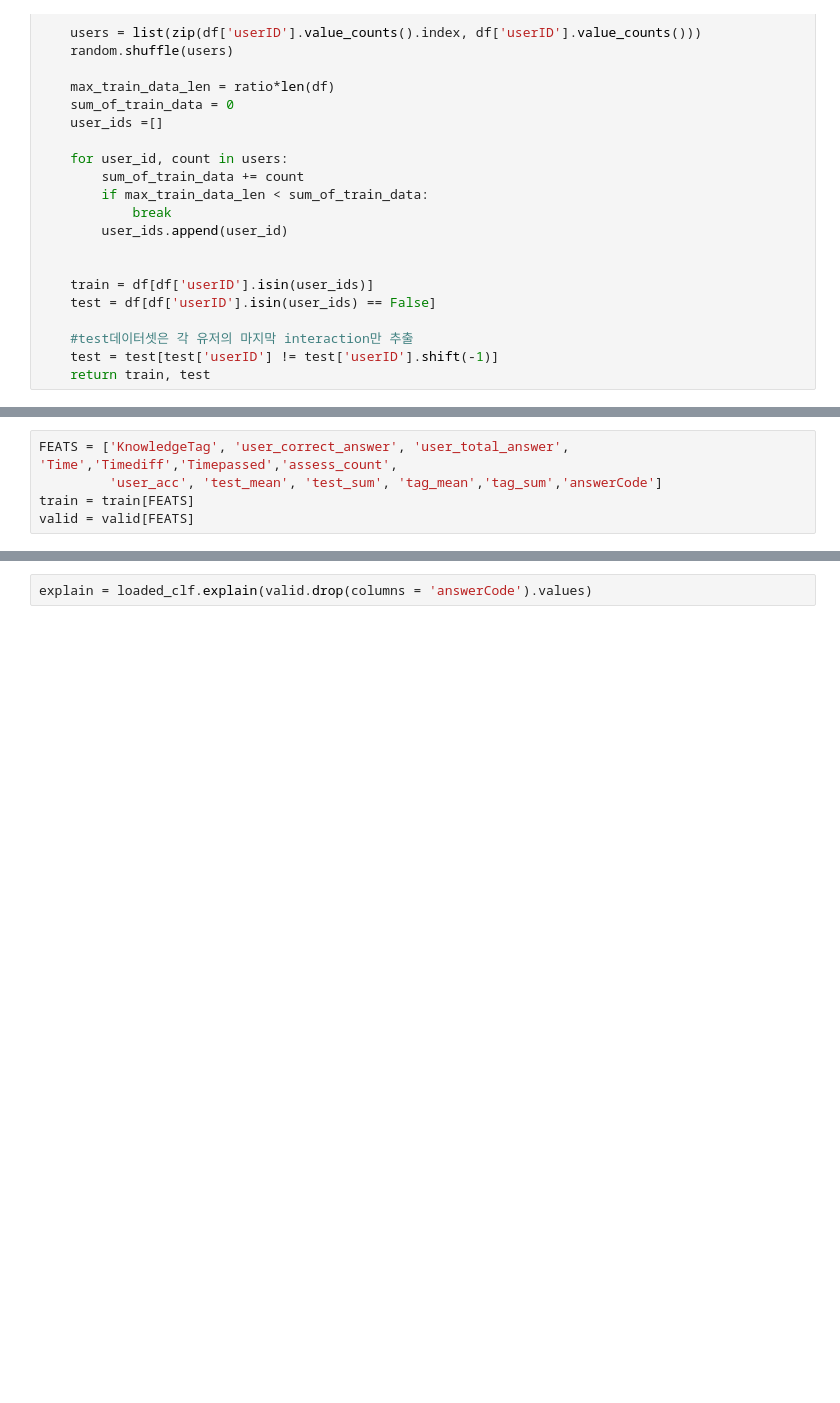
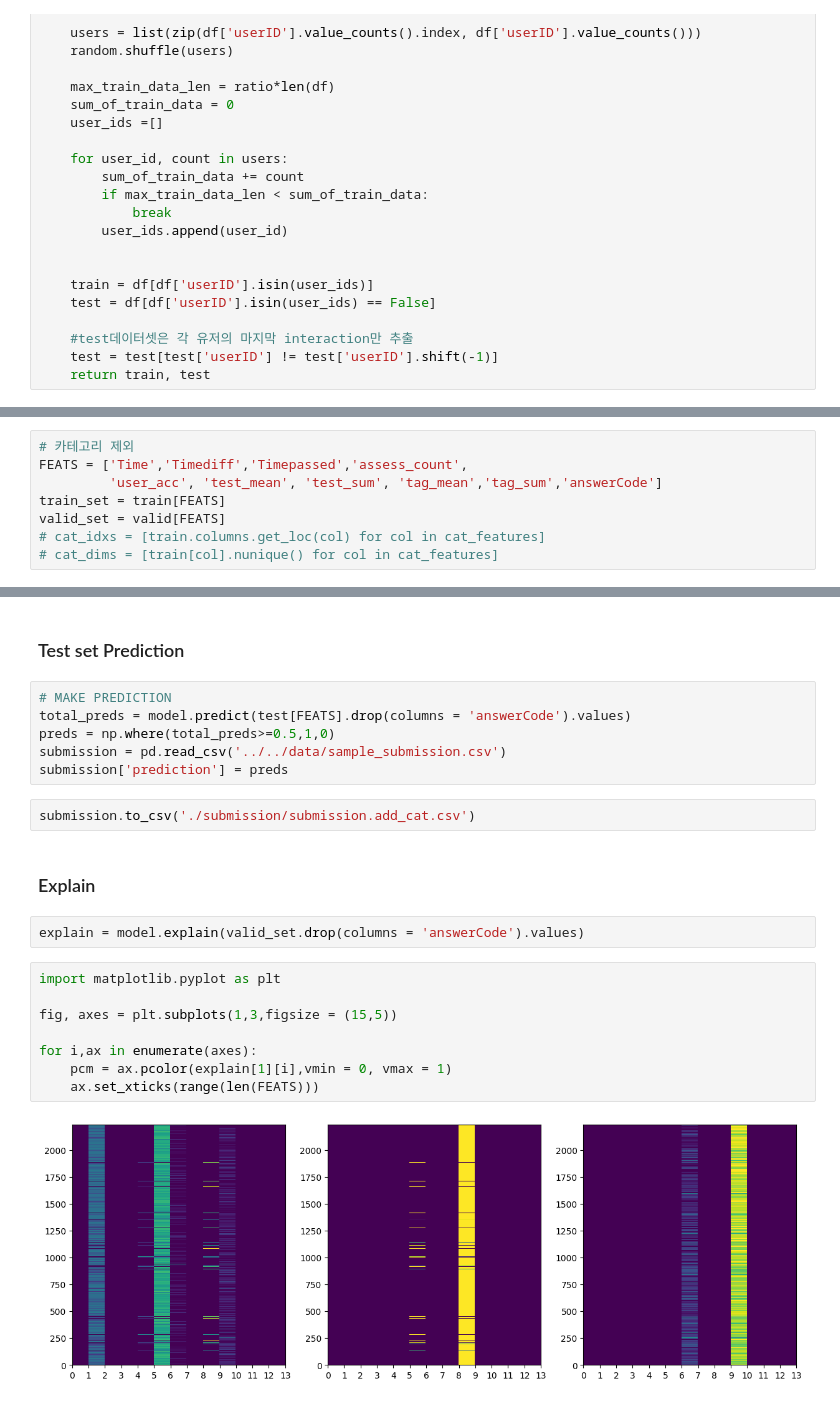
Before and after one commit to boostcampaitech4lv23recsys2/level2_dkt_recsys-level2-recsys-08, a Jupyter notebook: TABNET/tabnet.ipynb, the cells around one changed output, grey strips where cells are left out. Cells and saved outputs as stored; diff of their text form; blank space fills up the shorter version.

```diff
--- a/TABNET/tabnet.ipynb
+++ b/TABNET/tabnet.ipynb
@@ -101,5 +114,8 @@ Index(['userID', 'assessmentItemID', 'testId', 'answerCode', 'Timestamp',
 # %%
-FEATS = ['KnowledgeTag', 'user_correct_answer', 'user_total_answer', 'Time','Timediff','Timepassed','assess_count',
+# 카테고리 제외
+FEATS = ['Time','Timediff','Timepassed','assess_count',
          'user_acc', 'test_mean', 'test_sum', 'tag_mean','tag_sum','answerCode']
-train = train[FEATS]
-valid = valid[FEATS]
+train_set = train[FEATS]
+valid_set = valid[FEATS]
+# cat_idxs = [train.columns.get_loc(col) for col in cat_features]
+# cat_dims = [train[col].nunique() for col in cat_features]
@@ -159,2 +178,24 @@ Successfully saved model at ./saved/tabnet_model_test_1.zip
+# %% [markdown]
+### Test set Prediction
+# %%
+# MAKE PREDICTION
+total_preds = model.predict(test[FEATS].drop(columns = 'answerCode').values)
+preds = np.where(total_preds>=0.5,1,0)
+submission = pd.read_csv('../../data/sample_submission.csv')
+submission['prediction'] = preds
+# %%
+submission.to_csv('./submission/submission.add_cat.csv')
+# %% [markdown]
+### Explain
 # %%
-explain = loaded_clf.explain(valid.drop(columns = 'answerCode').values)
+explain = model.explain(valid_set.drop(columns = 'answerCode').values)
+# %%
+import matplotlib.pyplot as plt
+
+fig, axes = plt.subplots(1,3,figsize = (15,5))
+
+for i,ax in enumerate(axes):
+    pcm = ax.pcolor(explain[1][i],vmin = 0, vmax = 1)
+    ax.set_xticks(range(len(FEATS)))
+# %% [output]
+[figure, added]
```
Also changed, not shown: parts of 21 cells of this notebook, 9 other files.
